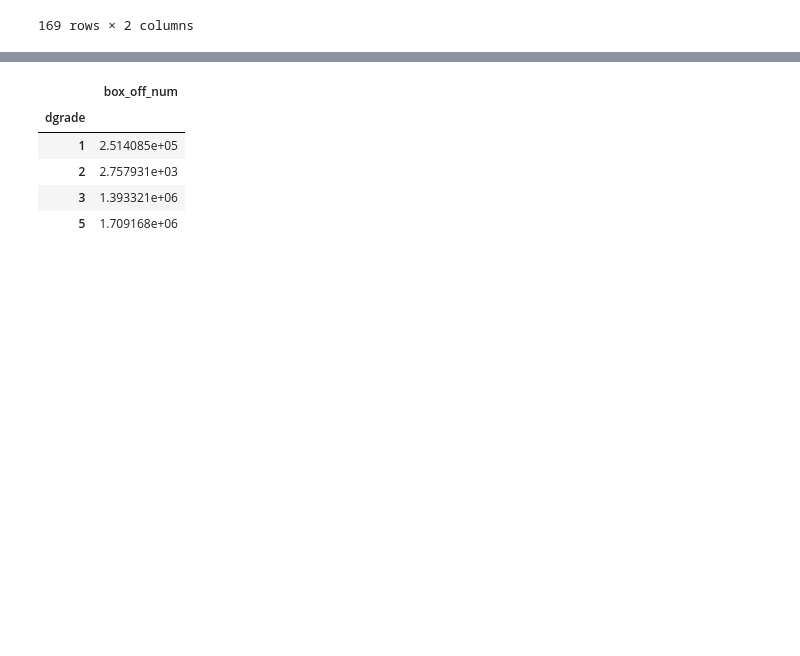
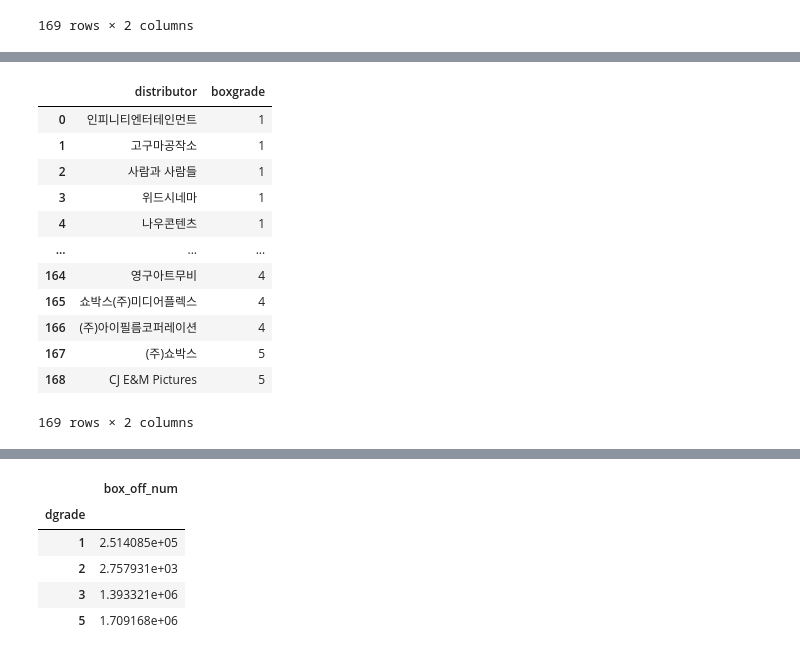
Before and after one commit to cybermin/pythonbasic, a Jupyter notebook: work/10/영화데이터분석.ipynb, the cells around one changed output, grey strips where cells are left out. Drawn from its saved outputs; the diff is of its cells as text; code cells hidden in the pictures; blank space fills up the shorter version.

```diff
--- a/work/10/영화데이터분석.ipynb
+++ b/work/10/영화데이터분석.ipynb
@@ -377,0 +415,18 @@ df_title
+# %%
+df_box = df_box.drop('box_off_num', axis = 1)
+df_box['boxgrade'] = df_box['boxgrade'] + 1
+df_box
+# %% [output]
+|  | distributor | boxgrade |
+| 0 | 인피니티엔터테인먼트 | 1 |
+| 1 | 고구마공작소 | 1 |
+| 2 | 사람과 사람들 | 1 |
+| 3 | 위드시네마 | 1 |
+| 4 | 나우콘텐츠 | 1 |
+| ... | ... | ... |
+| 164 | 영구아트무비 | 4 |
+| 165 | 쇼박스(주)미디어플렉스 | 4 |
+| 166 | (주)아이필름코퍼레이션 | 4 |
+| 167 | (주)쇼박스 | 5 |
+| 168 | CJ E&M Pictures | 5 |
+169 rows × 2 columns
```
Also changed, not shown: parts of 8 cells of this notebook.
